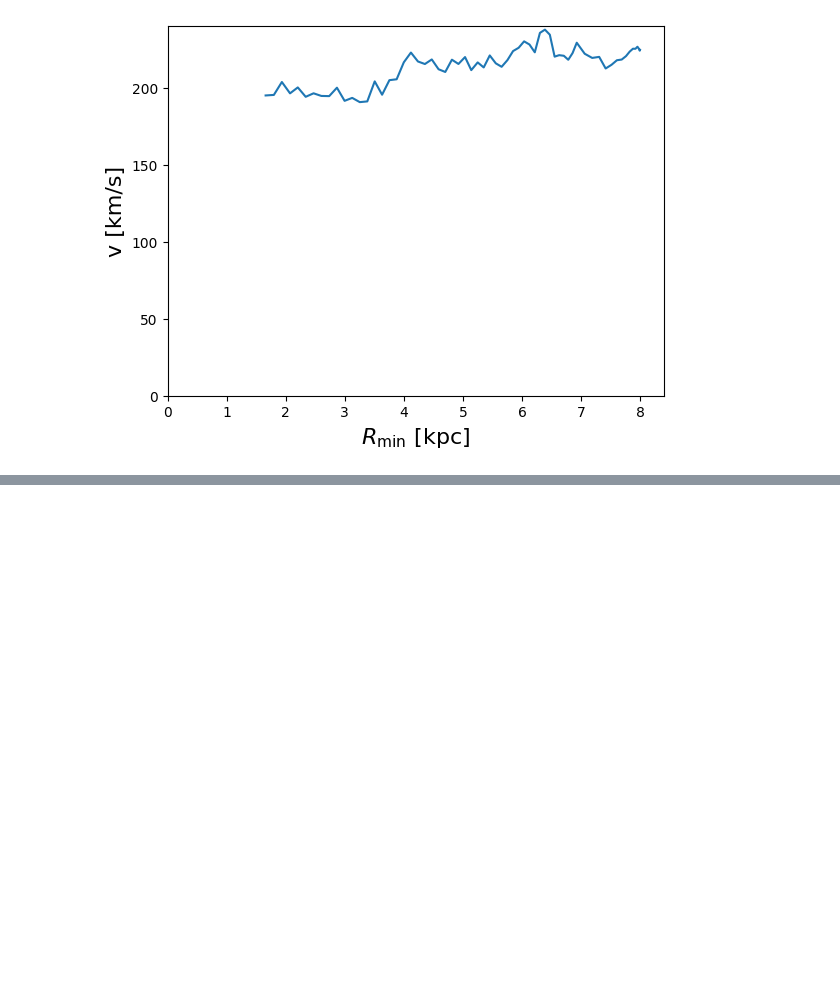
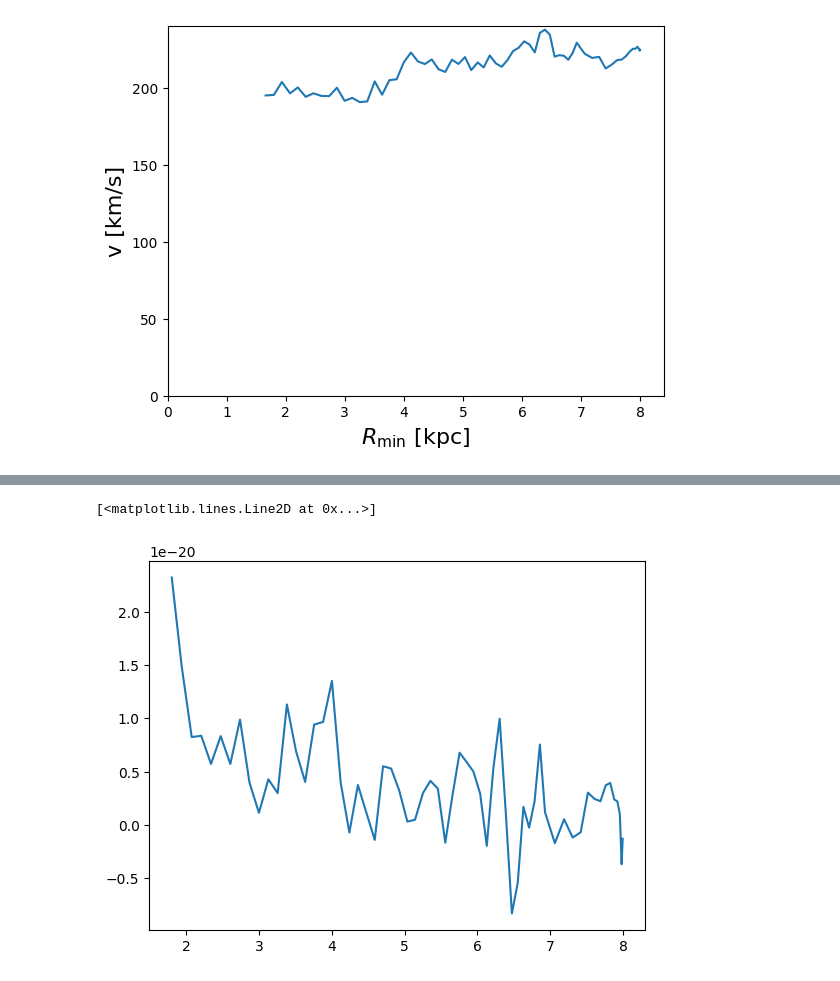
Before and after one commit to sofiasmg/ExpAstro, a Jupyter notebook: lab3.ipynb, the cells around one changed output, grey strips where cells are left out. Saved outputs shown, nothing was run; the diff lists cells and outputs as text; code cells hidden in the pictures; blank space fills up the shorter version.

Commit message:
density

```diff
--- a/lab3.ipynb
+++ b/lab3.ipynb
@@ -23,3 +23,26 @@ plt.ylabel('v [km/s]', fontsize=16)
 # %% [output]
 Text(0, 0.5, 'v [km/s]')
 [figure]
+# %%
+# density profile
+
+# Gravitational constant
+v_Rmin = v_Rmin*1000
+Rmin = Rmin*1000*3.0857*10**(16)
+G = 6.674*10**(-11)
+
+#print(Rmin[1:-1]**2)
+#print(4*np.pi*G*Rmin[1:-1]**2)
+
+central_difference = np.zeros(len(Rmin)-2)
+for i in range(len(Rmin)-2):
+    x_difference = np.log(Rmin[i+2])-np.log(Rmin[i])
+    central_difference[i] = (np.log(v_Rmin[i+2]) - np.log(v_Rmin[i])) / (x_difference)
+
+#print(len(central_difference))
+#print(len(Rmin[:]))
+
+rho_r = v_Rmin[1:-1]**2/(4*np.pi*G*Rmin[1:-1]**2)*(1+2*central_difference)
+print(rho_r)
+
+Rmin = Rmin/(1000*3.0857*10**(16))
@@ -25,0 +66,5 @@ Text(0, 0.5, 'v [km/s]')
+# %%
+plt.plot(Rmin[1:-1], rho_r)
+# %% [output]
+[<matplotlib.lines.Line2D at 0x...>]
+[figure, added]
```
Also changed, not shown: parts of 1 cell of this notebook.
